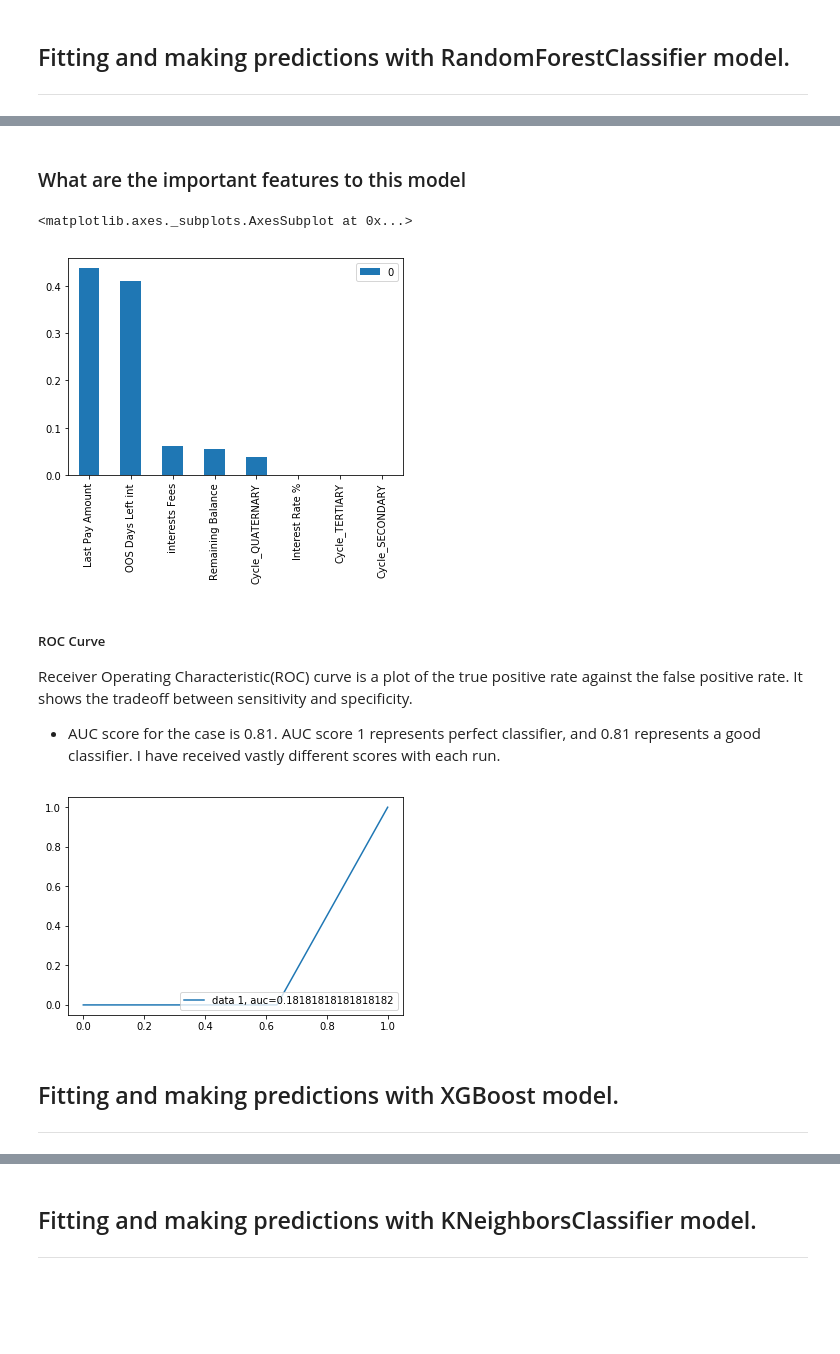
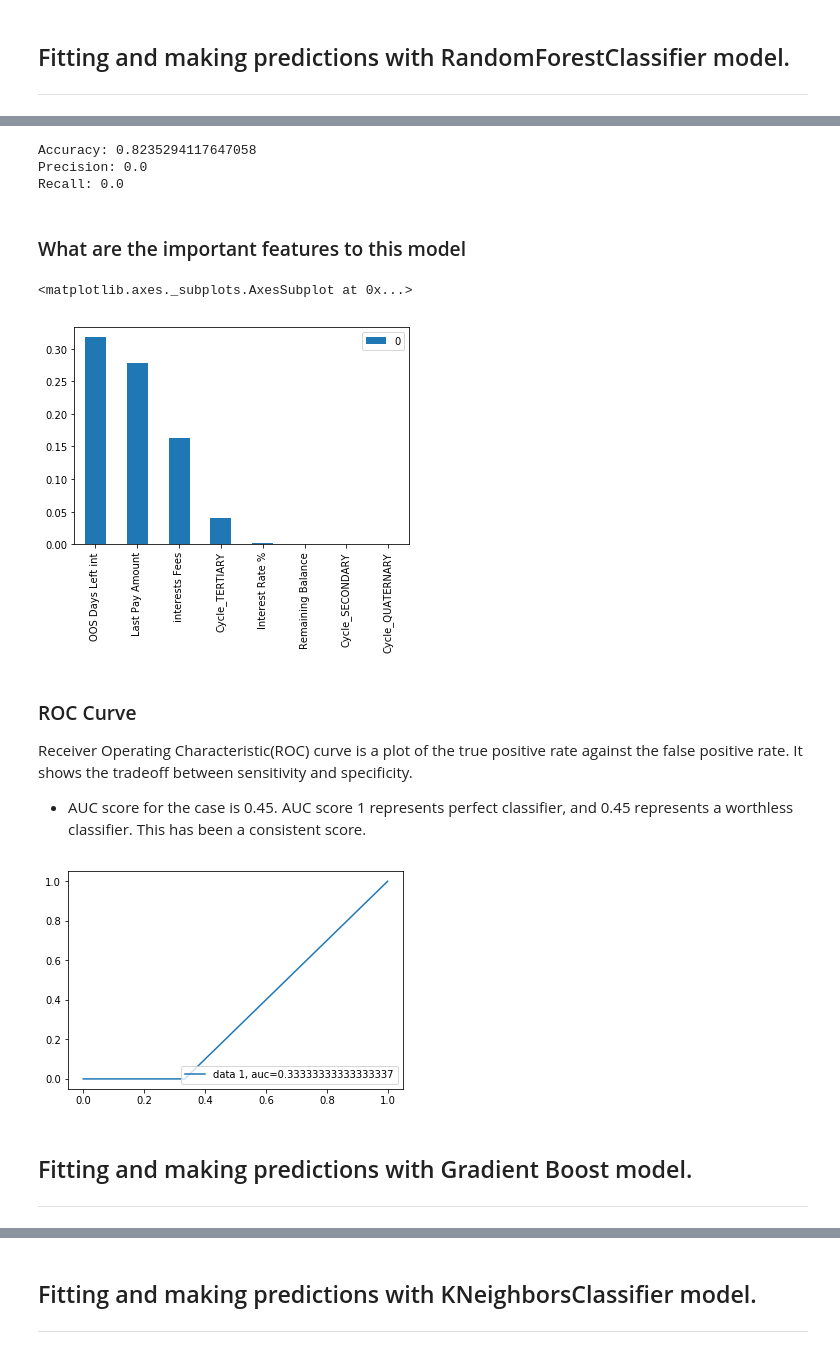
Before and after one commit to myingling0603/Debt-Portfolio-Capstone, a Jupyter notebook: Build Model.ipynb, the cells around one changed output, grey strips where cells are left out. Drawn from its saved outputs; the diff is of its cells as text; code cells hidden in the pictures; blank space fills up the shorter version.

Commit message:
Reworked the models adding grid search and updated the exec summary

```diff
--- a/Build Model.ipynb
+++ b/Build Model.ipynb
@@ -131,6 +160,7 @@ X_test = ss.transform(X_test)
 # %%
 # Step 1: Instantiate our model.
-logreg = LogisticRegression()
+logreg = LogisticRegression(class_weight=None,
+                            random_state=42)
 
 # Step 2: Fit our model.
 logreg.fit(X_train, y_train)
@@ -229,4 +246,12 @@ array([0.        , 0.        , 0.69047619, 0.        , 0.        ,
 # %%
+dt = DecisionTreeClassifier(criterion='gini',
+                            class_weight='balanced',
+                            random_state=42)
+
+dt.fit(X_train, y_train)
+
+y_pred = dt.predict(X_test)
+
 # Model Accuracy, how often is the classifier correct?
 accuracy = accuracy_score(y_test, y_pred)
 print("Accuracy: %.2f%%" % (accuracy * 100.0))
@@ -250,5 +313,5 @@ Receiver Operating Characteristic(ROC) curve is a plot of the true positive rate
 # %%
-y_pred_proba = classifier.predict_proba(X_test)[::,1]
+y_pred_proba = dt.predict_proba(X_test)[::,1]
 
 fpr, tpr, _ = metrics.roc_curve(y_test,  y_pred_proba)
 
@@ -266,12 +345,12 @@ plt.show()
 # %%
-#Create a Gaussian Classifier
-classifier=RandomForestClassifier(n_estimators=5)
+rf = RandomForestClassifier(criterion='gini',
+                            class_weight='balanced',
+                            n_estimators=5,
+                            random_state=42)
 
-#Train the model using the training sets y_pred=clf.predict(X_test)
-classifier.fit(X_train,y_train)
+rf.fit(X_train, y_train)
 
-# prediction on test set
-y_pred=classifier.predict(X_test)
+y_pred = dt.predict(X_test)
 
 # Model Accuracy, how often is the classifier correct?
 accuracy = accuracy_score(y_test, y_pred)
@@ -281,20 +383,35 @@ Accuracy: 84.62%
+# %%
+print("Accuracy:",metrics.accuracy_score(y_test, y_pred))
+print("Precision:",metrics.precision_score(y_test, y_pred))
+print("Recall:",metrics.recall_score(y_test, y_pred))
+# %% [output]
+Accuracy: 0.8235294117647058
+Precision: 0.0
+Recall: 0.0
 # %% [markdown]
 ### What are the important features to this model
 # %%
-importances = list(zip(classifier.feature_importances_, X.columns))
+# decision trees can give us feature importances. the higher the number the more important
+# the predictor was to deciding splits at nodes.
+# "The importance of a feature is computed as the (normalized) total reduction of the
+# criterion brought by that feature."
+#
+feature_importances = rf.feature_importances_
+
+importances = list(zip(rf.feature_importances_, X.columns))
 importances.sort(reverse=True)
 
 pd.DataFrame(importances, index=[x for (_,x) in importances]).plot(kind = 'bar')
 # %% [output]
 <matplotlib.axes._subplots.AxesSubplot at 0x...>
-[figure, old version]
+[figure, new version]
 # %% [markdown]
-##### ROC Curve
+### ROC Curve
 Receiver Operating Characteristic(ROC) curve is a plot of the true positive rate against the false positive rate. It shows the tradeoff between sensitivity and specificity.
 
-- AUC score for the case is 0.81. AUC score 1 represents perfect classifier, and 0.81 represents a good classifier. I have received vastly different scores with each run.
+- AUC score for the case is 0.45. AUC score 1 represents perfect classifier, and 0.45 represents a worthless classifier. This has been a consistent score.
 # %%
-y_pred_proba = classifier.predict_proba(X_test)[::,1]
+y_pred_proba = rf.predict_proba(X_test)[::,1]
 
 fpr, tpr, _ = metrics.roc_curve(y_test,  y_pred_proba)
 
@@ -304,8 +421,8 @@ plt.plot(fpr,tpr,label="data 1, auc="+str(auc))
 plt.legend(loc=4)
 plt.show()
 # %% [output]
-[figure, old version]
+[figure, new version]
 # %% [markdown]
-## Fitting and making predictions with XGBoost model.
+## Fitting and making predictions with Gradient Boost model.
 
 ---
```
Also changed, not shown: parts of 58 cells of this notebook, 3 other files.
